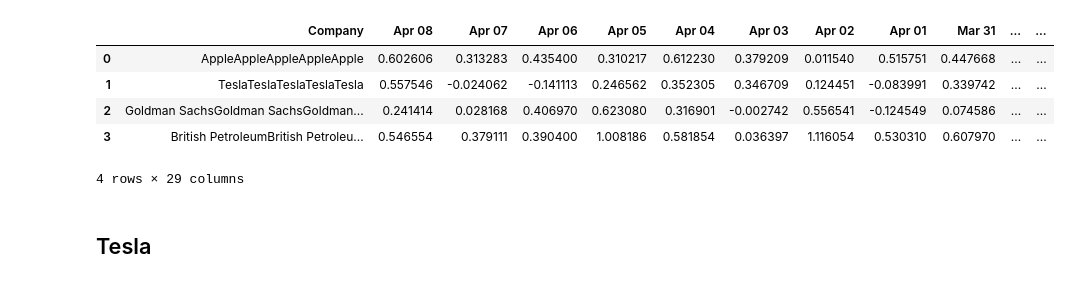
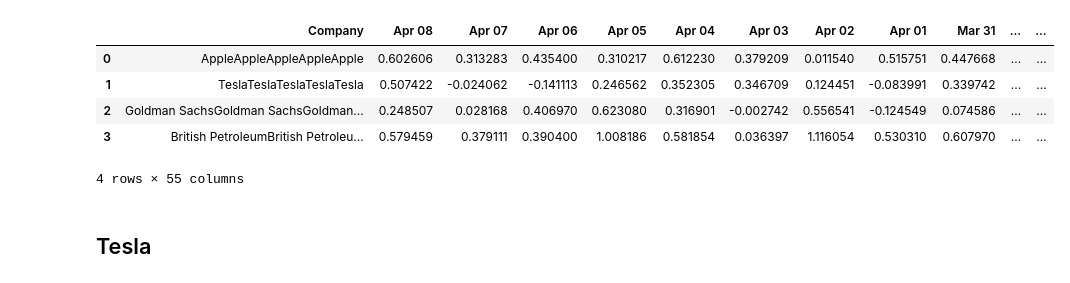
Before and after one commit to IlkoMihov/sentimental-analysis, a Jupyter notebook: stock-data.ipynb, the cells around one changed output. Saved outputs shown, nothing was run; the diff lists cells and outputs as text; code cells hidden in the pictures.

```diff
--- a/stock-data.ipynb
+++ b/stock-data.ipynb
@@ -50,12 +110,12 @@ def get_accuracy(df, cat):
 # %%
-twt = pd.read_csv('tweets_30day_polarity.csv', error_bad_lines=False)
+twt = pd.read_csv('tweets_polarity.csv', error_bad_lines=False)
 twt = twt.fillna(0)
 twt = twt.applymap(norm_twt)
 twt.head()
 # %% [output]
 |  | Company | Apr 08 | Apr 07 | Apr 06 | Apr 05 | Apr 04 | Apr 03 | Apr 02 | Apr 01 | Mar 31 | ... | ... |
 | 0 | AppleAppleAppleAppleApple | 0.602606 | 0.313283 | 0.435400 | 0.310217 | 0.612230 | 0.379209 | 0.011540 | 0.515751 | 0.447668 | ... | ... |
-| 1 | TeslaTeslaTeslaTeslaTesla | 0.557546 | -0.024062 | -0.141113 | 0.246562 | 0.352305 | 0.346709 | 0.124451 | -0.083991 | 0.339742 | ... | ... |
-| 2 | Goldman SachsGoldman SachsGoldman... | 0.241414 | 0.028168 | 0.406970 | 0.623080 | 0.316901 | -0.002742 | 0.556541 | -0.124549 | 0.074586 | ... | ... |
-| 3 | British PetroleumBritish Petroleu... | 0.546554 | 0.379111 | 0.390400 | 1.008186 | 0.581854 | 0.036397 | 1.116054 | 0.530310 | 0.607970 | ... | ... |
+| 1 | TeslaTeslaTeslaTeslaTesla | 0.507422 | -0.024062 | -0.141113 | 0.246562 | 0.352305 | 0.346709 | 0.124451 | -0.083991 | 0.339742 | ... | ... |
+| 2 | Goldman SachsGoldman SachsGoldman... | 0.248507 | 0.028168 | 0.406970 | 0.623080 | 0.316901 | -0.002742 | 0.556541 | -0.124549 | 0.074586 | ... | ... |
+| 3 | British PetroleumBritish Petroleu... | 0.579459 | 0.379111 | 0.390400 | 1.008186 | 0.581854 | 0.036397 | 1.116054 | 0.530310 | 0.607970 | ... | ... |
-4 rows × 29 columns
+4 rows × 55 columns
```
Also changed, not shown: parts of 57 cells of this notebook.
